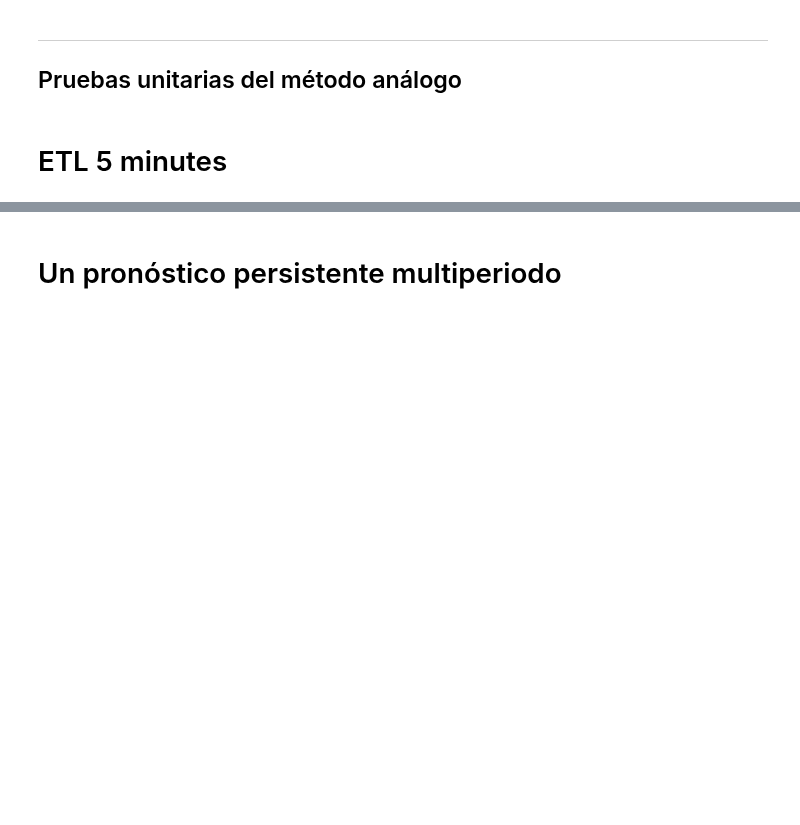
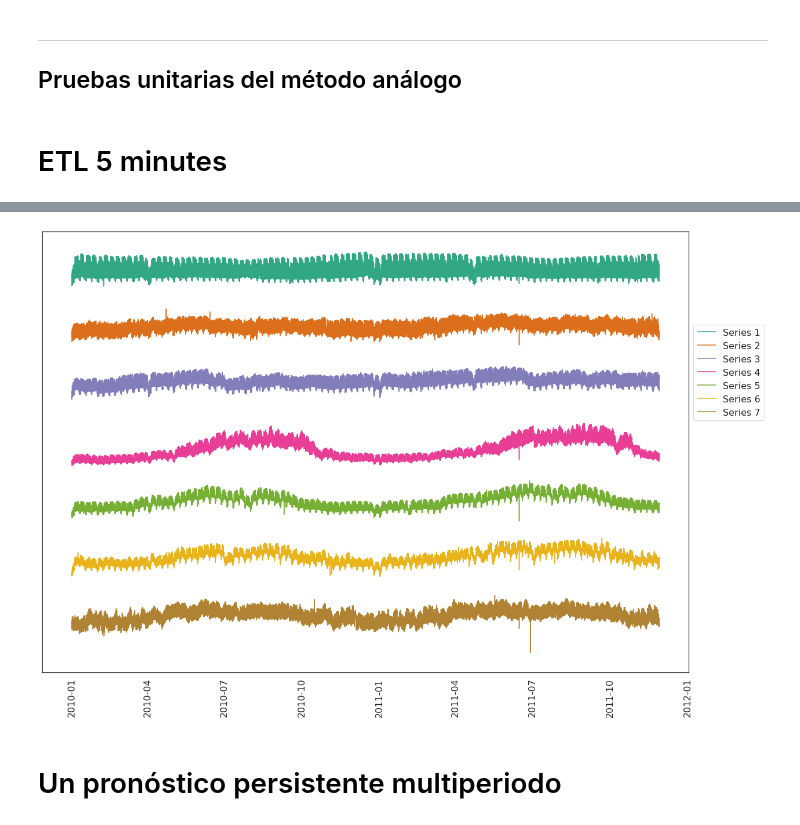
Before and after one commit to urieliram/statistical, a Jupyter notebook: Analog2.ipynb, the cells around one changed output, grey strips where cells are left out. Cells and saved outputs as stored; diff of their text form; code cells hidden in the pictures; blank space fills up the shorter version.

```diff
--- a/Analog2.ipynb
+++ b/Analog2.ipynb
@@ -746,19 +739,21 @@ plt.show()
 # %%
-if False:
+if  False:
     i = 0
     j = 0
-    cmap = plt.cm.tab20
+    cmap = plt.cm.Dark2 #tab20 https://matplotlib.org/stable/gallery/color/colormap_reference.html
     fig, ax = plt.subplots(figsize=(20,14))
     for ts in df_5:
       max_t = df_5[ts].max()
-      plt.plot(df_5[ts].index, df_5[ts] / max_t + j, c = cmap(i), label=ts)
+      plt.plot(df_5[ts].index, df_5[ts] / max_t + j, c = cmap(i), label='Series '+str(i+1),alpha=.9)
       i += 1
       j -= 1
     plt.yticks([])
     plt.xticks(rotation=90, fontsize=16)
     plt.legend(bbox_to_anchor=(1, 0.8), prop={'size': 16})
     plt.savefig('series.pdf')
     plt.show()
+# %% [output]
+[figure, added]
 # %% [markdown]
 # Un pronóstico persistente multiperiodo
 # %%
```
Also changed, not shown: parts of 8 cells of this notebook.
